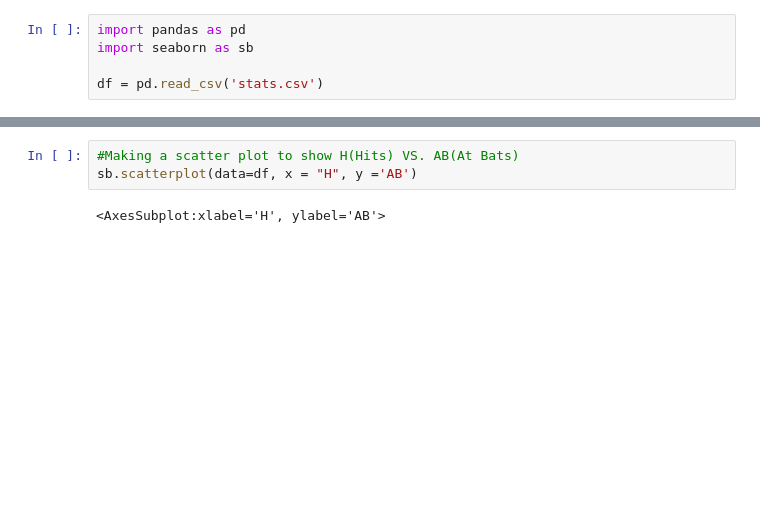
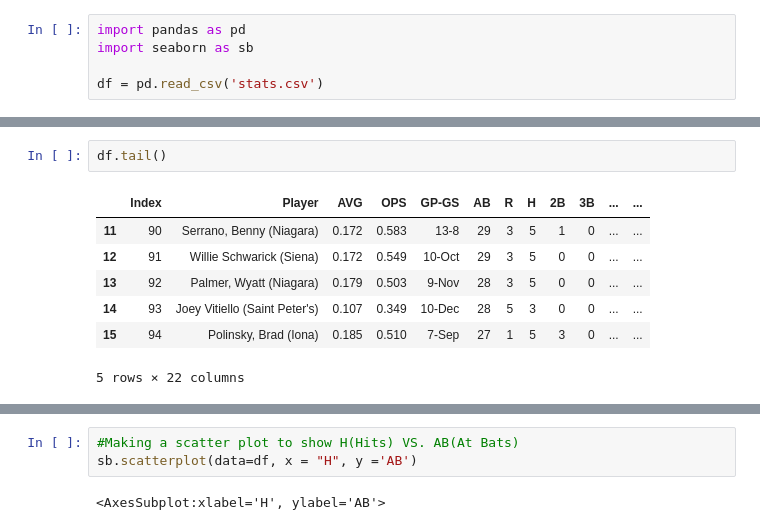
Before and after one commit to MicahlDeRosa/Baseball_stats, a Jupyter notebook: Untitled-1.ipynb, the cells around one changed output, grey strips where cells are left out. Drawn from its saved outputs; the diff is of its cells as text; blank space fills up the shorter version.

```diff
--- a/Untitled-1.ipynb
+++ b/Untitled-1.ipynb
@@ -5,0 +16,10 @@ df = pd.read_csv('stats.csv')
+# %%
+df.tail()
+# %% [output]
+|  | Index | Player | AVG | OPS | GP-GS | AB | R | H | 2B | 3B | ... | ... |
+| 11 | 90 | Serrano, Benny (Niagara) | 0.172 | 0.583 | 13-8 | 29 | 3 | 5 | 1 | 0 | ... | ... |
+| 12 | 91 | Willie Schwarick (Siena) | 0.172 | 0.549 | 10-Oct | 29 | 3 | 5 | 0 | 0 | ... | ... |
+| 13 | 92 | Palmer, Wyatt (Niagara) | 0.179 | 0.503 | 9-Nov | 28 | 3 | 5 | 0 | 0 | ... | ... |
+| 14 | 93 | Joey Vitiello (Saint Peter's) | 0.107 | 0.349 | 10-Dec | 28 | 5 | 3 | 0 | 0 | ... | ... |
+| 15 | 94 | Polinsky, Brad (Iona) | 0.185 | 0.510 | 7-Sep | 27 | 1 | 5 | 3 | 0 | ... | ... |
+5 rows × 22 columns
```
Also changed, not shown: parts of 3 cells of this notebook.
